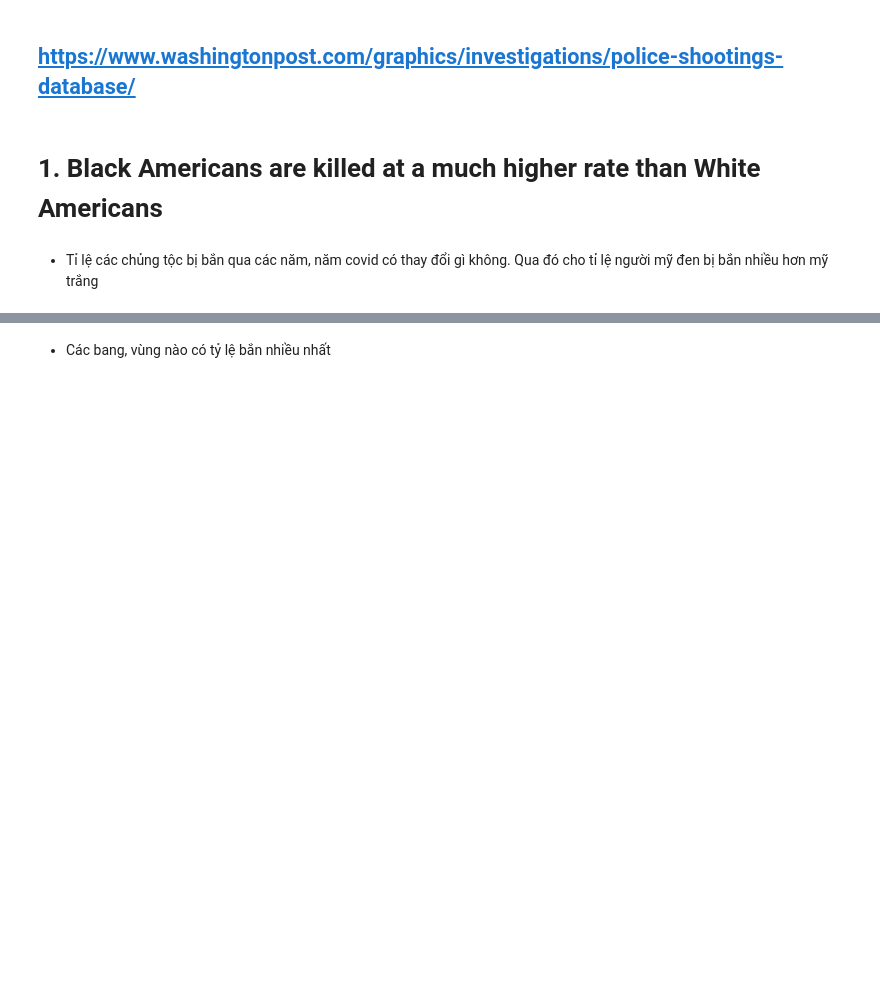
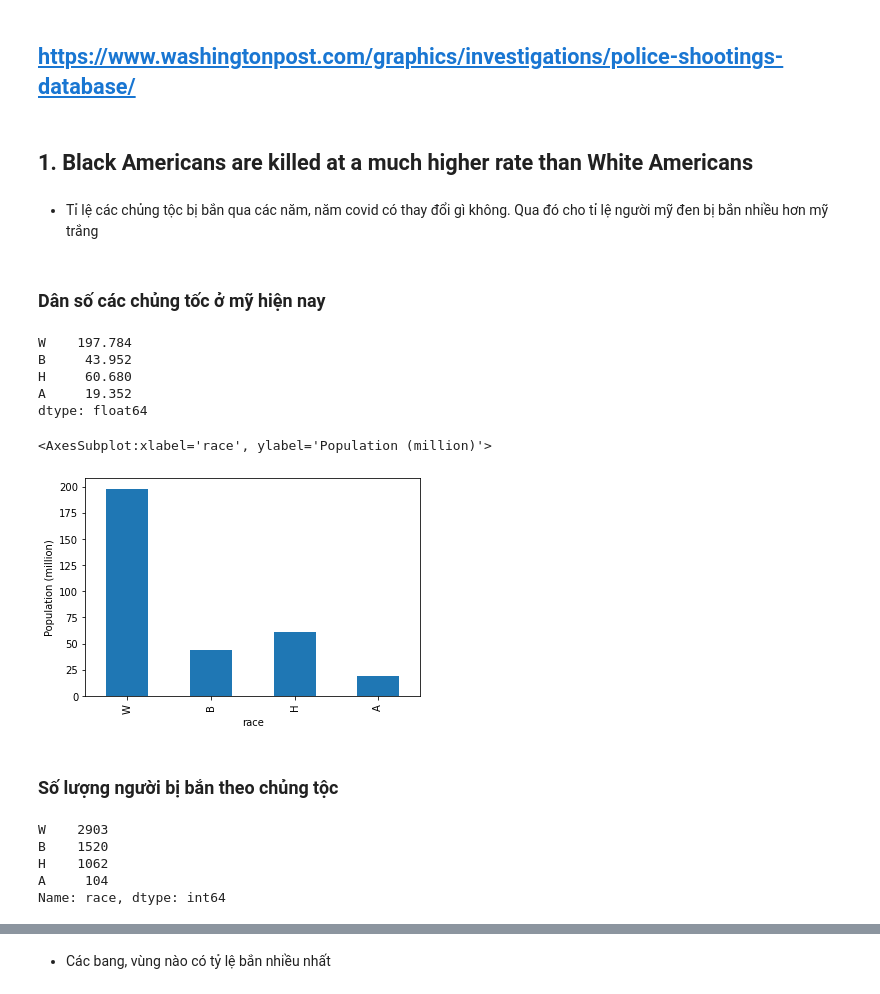
Before and after one commit to trucnguyen13/Final_DS_Project, a Jupyter notebook: main.ipynb, the cells around one changed output, grey strips where cells are left out. Saved outputs shown, nothing was run; the diff lists cells and outputs as text; code cells hidden in the pictures; blank space fills up the shorter version.

```diff
--- a/main.ipynb
+++ b/main.ipynb
@@ -145,7 +142,7 @@ Name: armed, Length: 98, dtype: int64
 # %% [markdown]
 ## https://www.washingtonpost.com/graphics/investigations/police-shootings-database/
 # %% [markdown]
-# 1. Black Americans are killed at a much higher rate than White Americans
+## 1. Black Americans are killed at a much higher rate than White Americans
 # %% [markdown]
 - Tỉ lệ các chủng tộc bị bắn qua các năm, năm covid có thay đổi gì không. Qua đó cho tỉ lệ người mỹ đen bị bắn
 nhiều hơn mỹ trắng
@@ -151,0 +155,30 @@ nhiều hơn mỹ trắng
+# %% [markdown]
+ ### Dân số các chủng tốc ở mỹ hiện nay
+# %%
+population_ratio = np.array([60.3,13.4,18.5,5.9])
+four_race_arr = ['W','B','H','A']
+race_census = pd.Series(population_ratio * 3.28, index = four_race_arr,)
+race_census
+# %% [output]
+W    197.784
+B     43.952
+H     60.680
+A     19.352
+dtype: float64
+# %%
+race_census.plot.bar(xlabel='race', ylabel= 'Population (million)')
+# %% [output]
+<AxesSubplot:xlabel='race', ylabel='Population (million)'>
+[figure, added]
+# %% [markdown]
+### Số lượng người bị bắn theo chủng tộc
+# %%
+four_race_us = mvt_df[mvt_df.race.isin(four_race_arr)]
+race_shootings = four_race_us.race.value_counts()
+race_shootings
+# %% [output]
+W    2903
+B    1520
+H    1062
+A     104
+Name: race, dtype: int64
```
Also changed, not shown: parts of 10 cells of this notebook.
